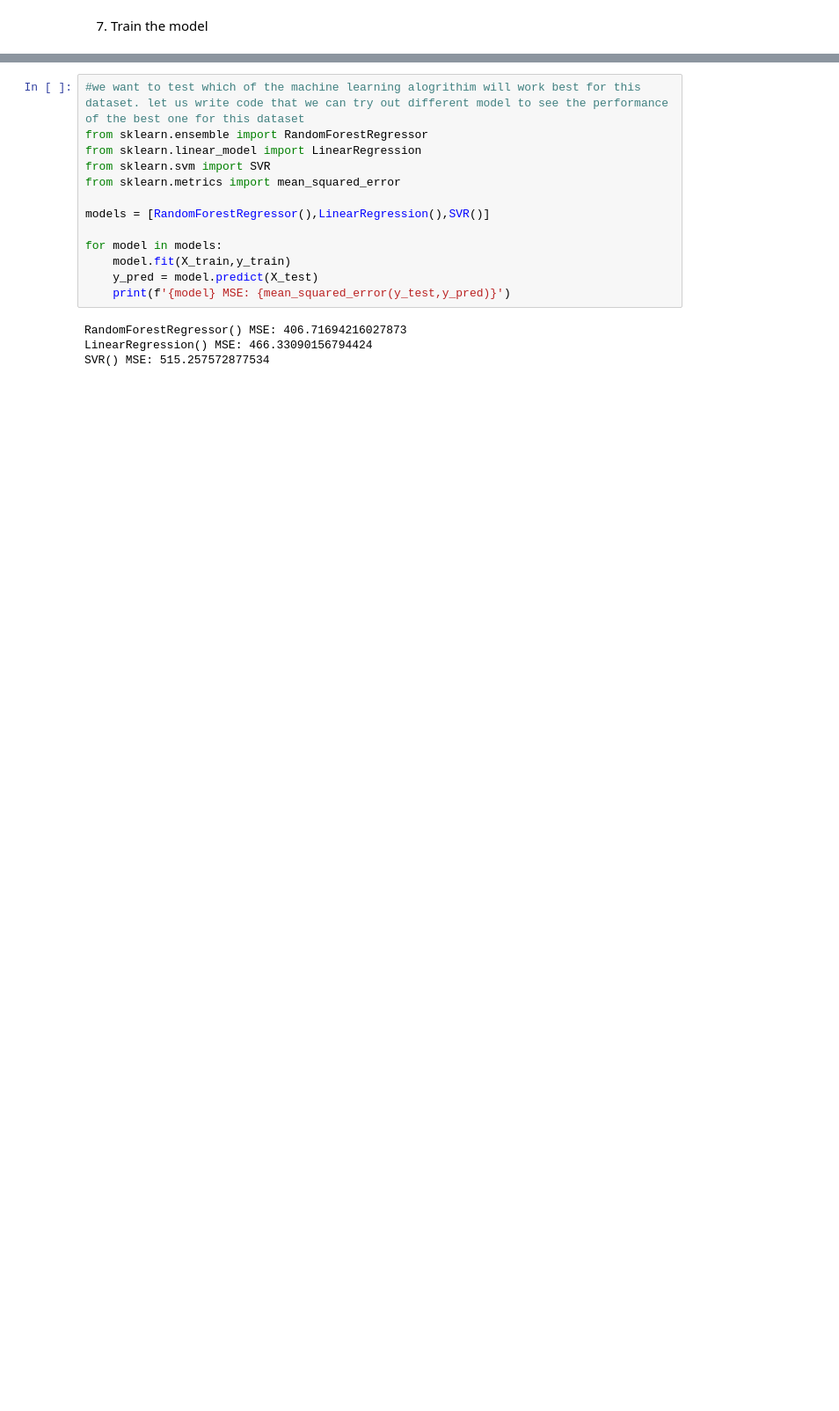
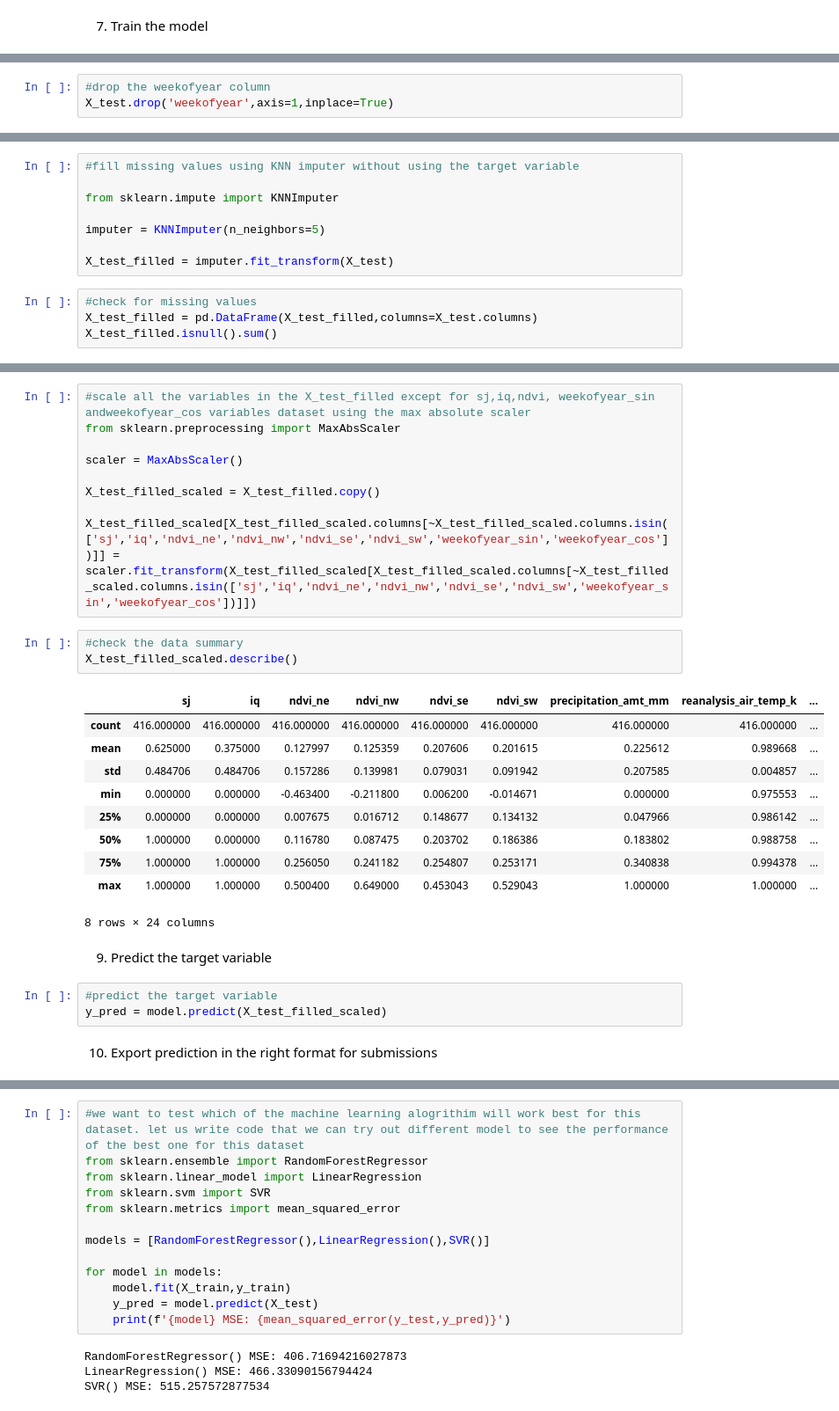
Before and after one commit to johnheusinger/dengue_fever, a Jupyter notebook: notebooks/dengAI_solution_v2.ipynb, the cells around one changed output, grey strips where cells are left out. Shown at 88% size. Cells and saved outputs as stored; diff of their text form; blank space fills up the shorter version.

```diff
--- a/notebooks/dengAI_solution_v2.ipynb
+++ b/notebooks/dengAI_solution_v2.ipynb
@@ -517,0 +578,3 @@ mean_squared_error(y_test,y_pred)
+# %%
+#drop the weekofyear column
+X_test.drop('weekofyear',axis=1,inplace=True)
@@ -517,0 +602,12 @@ mean_squared_error(y_test,y_pred)
+# %%
+#fill missing values using KNN imputer without using the target variable
+
+from sklearn.impute import KNNImputer
+
+imputer = KNNImputer(n_neighbors=5)
+
+X_test_filled = imputer.fit_transform(X_test)
+# %%
+#check for missing values
+X_test_filled = pd.DataFrame(X_test_filled,columns=X_test.columns)
+X_test_filled.isnull().sum()
@@ -517,0 +632,30 @@ mean_squared_error(y_test,y_pred)
+# %%
+#scale all the variables in the X_test_filled except for sj,iq,ndvi, weekofyear_sin andweekofyear_cos variables dataset using the max absolute scaler
+from sklearn.preprocessing import MaxAbsScaler
+
+scaler = MaxAbsScaler()
+
+X_test_filled_scaled = X_test_filled.copy()
+
+X_test_filled_scaled[X_test_filled_scaled.columns[~X_test_filled_scaled.columns.isin(['sj','iq','ndvi_ne','ndvi_nw','ndvi_se','ndvi_sw','weekofyear_sin','weekofyear_cos'])]] = scaler.fit_transform(X_test_filled_scaled[X_test_filled_scaled.columns[~X_test_filled_scaled.columns.isin(['sj','iq','ndvi_ne','ndvi_nw','ndvi_se','ndvi_sw','weekofyear_sin','weekofyear_cos'])]])
+# %%
+#check the data summary
+X_test_filled_scaled.describe()
+# %% [output]
+|  | sj | iq | ndvi_ne | ndvi_nw | ndvi_se | ndvi_sw | precipitation_amt_mm | reanalysis_air_temp_k | ... |
+| count | 416.000000 | 416.000000 | 416.000000 | 416.000000 | 416.000000 | 416.000000 | 416.000000 | 416.000000 | ... |
+| mean | 0.625000 | 0.375000 | 0.127997 | 0.125359 | 0.207606 | 0.201615 | 0.225612 | 0.989668 | ... |
+| std | 0.484706 | 0.484706 | 0.157286 | 0.139981 | 0.079031 | 0.091942 | 0.207585 | 0.004857 | ... |
+| min | 0.000000 | 0.000000 | -0.463400 | -0.211800 | 0.006200 | -0.014671 | 0.000000 | 0.975553 | ... |
+| 25% | 0.000000 | 0.000000 | 0.007675 | 0.016712 | 0.148677 | 0.134132 | 0.047966 | 0.986142 | ... |
+| 50% | 1.000000 | 0.000000 | 0.116780 | 0.087475 | 0.203702 | 0.186386 | 0.183802 | 0.988758 | ... |
+| 75% | 1.000000 | 1.000000 | 0.256050 | 0.241182 | 0.254807 | 0.253171 | 0.340838 | 0.994378 | ... |
+| max | 1.000000 | 1.000000 | 0.500400 | 0.649000 | 0.453043 | 0.529043 | 1.000000 | 1.000000 | ... |
+8 rows × 24 columns
+# %% [markdown]
+9. Predict the target variable
+# %%
+#predict the target variable
+y_pred = model.predict(X_test_filled_scaled)
+# %% [markdown]
+10. Export prediction in the right format for submissions
```
Also changed, not shown: parts of 19 cells of this notebook, 1 other file.
